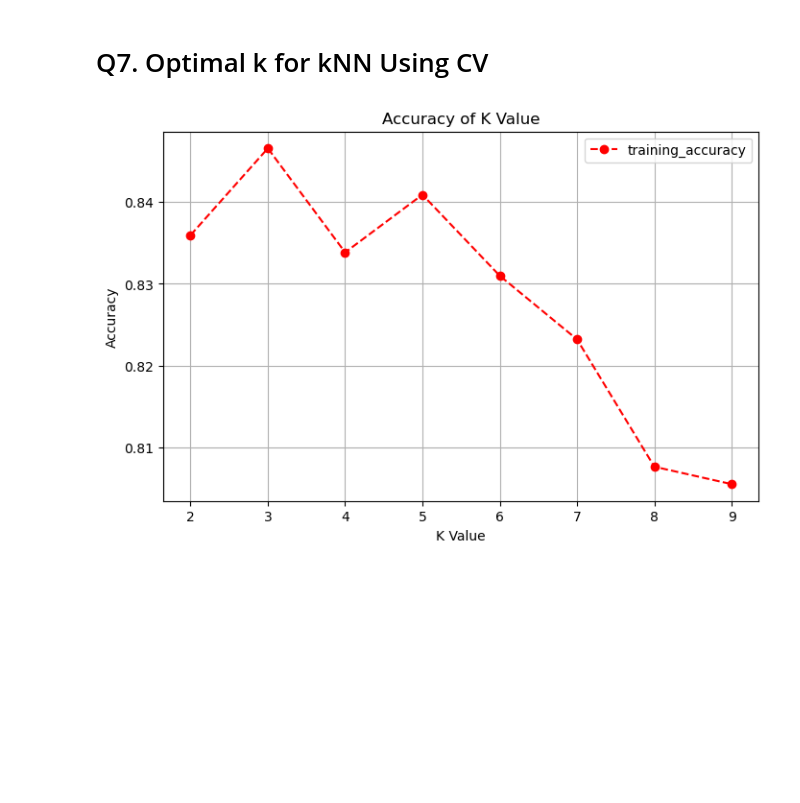
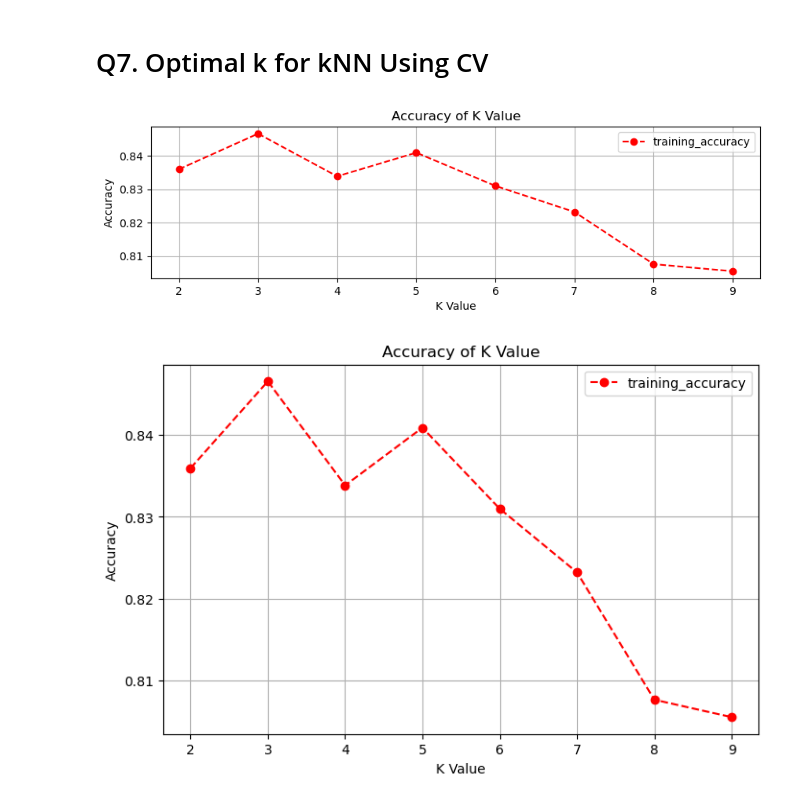
Before and after one commit to UpendraSinghRathore85/ML-Projects-Python, a Jupyter notebook: Supervised Algorithms/Day 135 - ML k Nearest Neighbors-2 - Assignment.ipynb, the cells around one changed output. Saved outputs shown, nothing was run; the diff lists cells and outputs as text; code cells hidden in the pictures; blank space fills up the shorter version.

```diff
--- a/Supervised Algorithms/Day 135 - ML k Nearest Neighbors-2 - Assignment.ipynb
+++ b/Supervised Algorithms/Day 135 - ML k Nearest Neighbors-2 - Assignment.ipynb
@@ -243,11 +334,8 @@ metric_ev = 'manhattan'
 for i in range(1, k_max):
     knn = KNeighborsClassifier(n_neighbors=i, metric=metric_ev)
     knn.fit(X_train_scaled, y_train)
-    acc = knn.score(X_train_scaled, y_train)
-    acc_training.append(acc)
-
-    acc = knn.score(X_test_scaled, y_test)
-    acc_test.append(acc)
+    acc_training.append(knn.score(X_train_scaled, y_train))
+    acc_test.append(knn.score(X_test_scaled, y_test))
 # %%
 plt.figure(figsize=(8, 5))
 plt.plot(range(1, k_max), acc_training, color='red', linestyle='dashed', marker='o',
@@ -277,6 +365,25 @@ plt.show()
 [figure]
 # %% [markdown]
 # Q7. Optimal k for kNN Using CV
+# %%
+k_values = [i for i in range (2, 10)]
+training_scores = []
+for k in k_values:
+    knn = KNeighborsClassifier(n_neighbors=k, metric='manhattan')
+    score = cross_val_score(knn, X_train_scaled, y_train, cv=5)
+    training_scores.append(score.mean())
+
+
+plt.figure(figsize=(10, 2.5))
+plt.plot(k_values, training_scores, color='red', linestyle='dashed', marker='o', label= 'training_accuracy')
+plt.title('Accuracy of K Value')
+plt.xlabel('K Value')
+plt.ylabel('Accuracy')
+plt.legend()
+plt.grid(True)
+plt.show()
+# %% [output]
+[figure, added]
 # %%
 k_values = [i for i in range (2,10)]
 traing_scores = []
```
Also changed, not shown: parts of 9 cells of this notebook, 1 other file.
